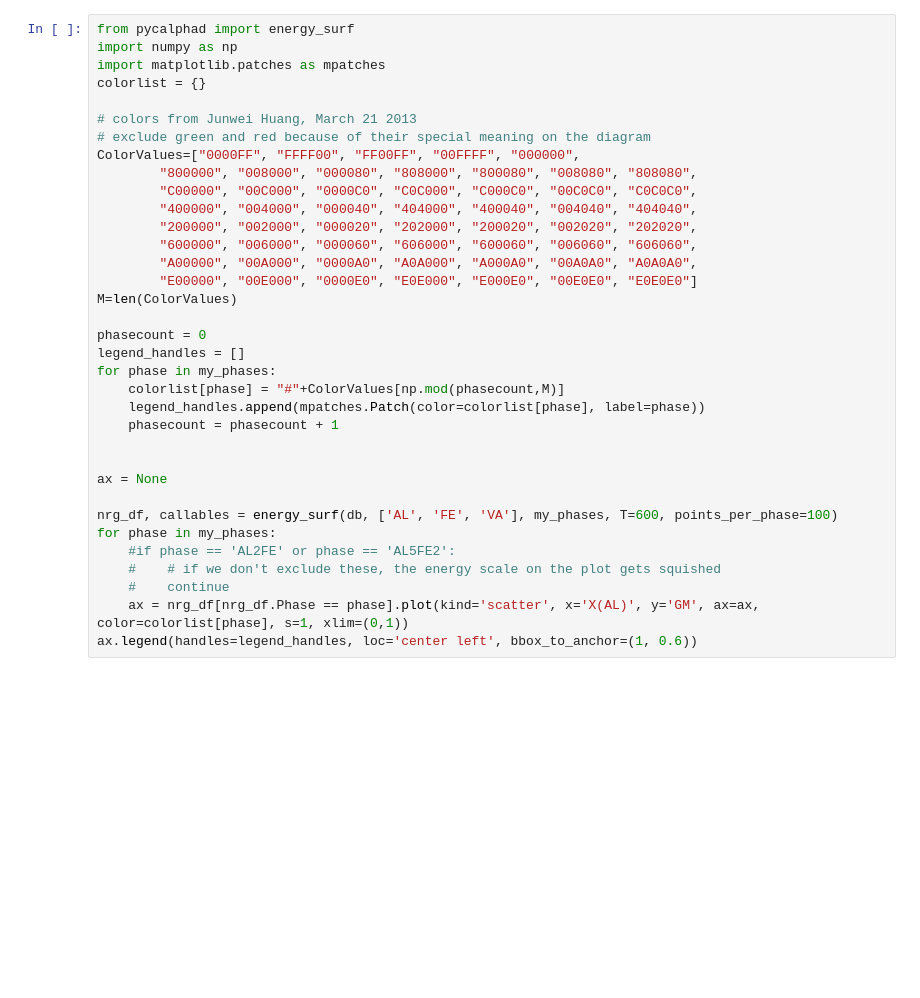
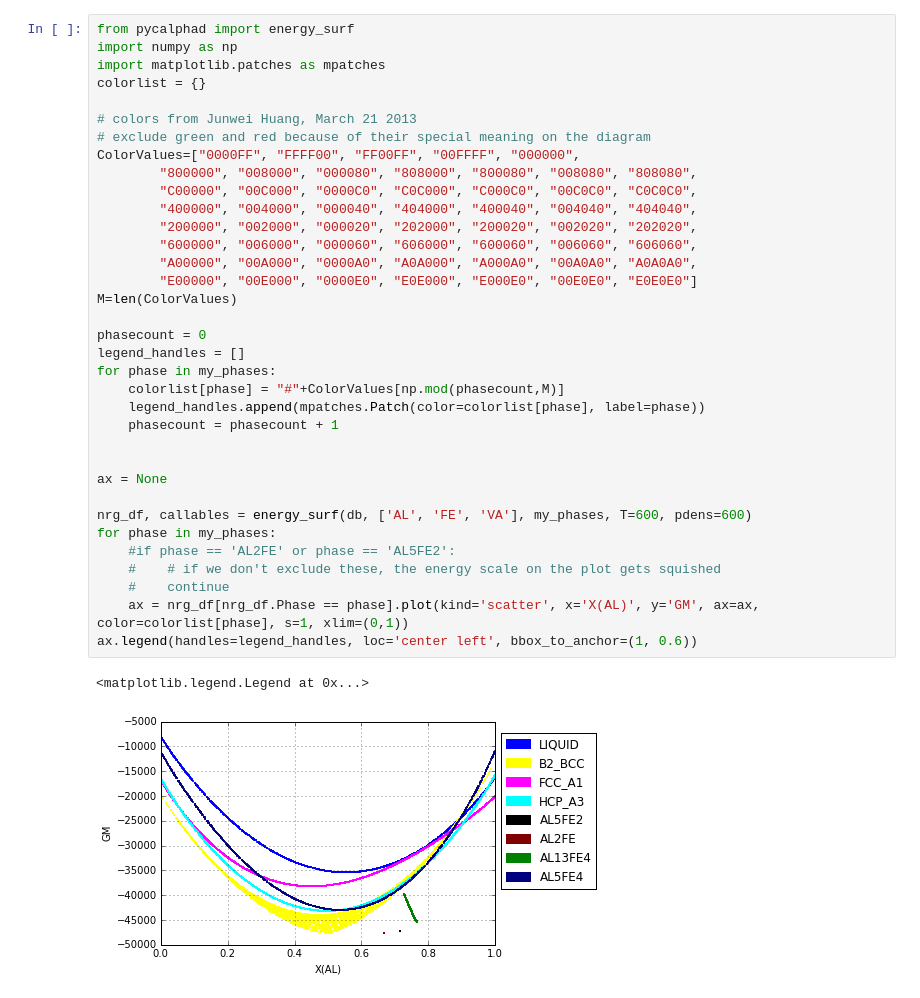
Before and after one commit to pycalphad/pycalphad, a Jupyter notebook: examples/AlFeTest.ipynb, the cells around one changed output. Cells and saved outputs as stored; diff of their text form; blank space fills up the shorter version.

```diff
--- a/examples/AlFeTest.ipynb
+++ b/examples/AlFeTest.ipynb
@@ -13,31 +17,34 @@ import matplotlib.patches as mpatches
 colorlist = {}
 
 # colors from Junwei Huang, March 21 2013
 # exclude green and red because of their special meaning on the diagram
 ColorValues=["0000FF", "FFFF00", "FF00FF", "00FFFF", "000000",
         "800000", "008000", "000080", "808000", "800080", "008080", "808080",
         "C00000", "00C000", "0000C0", "C0C000", "C000C0", "00C0C0", "C0C0C0",
         "400000", "004000", "000040", "404000", "400040", "004040", "404040",
         "200000", "002000", "000020", "202000", "200020", "002020", "202020",
         "600000", "006000", "000060", "606000", "600060", "006060", "606060",
         "A00000", "00A000", "0000A0", "A0A000", "A000A0", "00A0A0", "A0A0A0",
         "E00000", "00E000", "0000E0", "E0E000", "E000E0", "00E0E0", "E0E0E0"]
 M=len(ColorValues)
 
 phasecount = 0
 legend_handles = []
 for phase in my_phases:
     colorlist[phase] = "#"+ColorValues[np.mod(phasecount,M)]
     legend_handles.append(mpatches.Patch(color=colorlist[phase], label=phase))
     phasecount = phasecount + 1
 
 
 ax = None
 
-nrg_df, callables = energy_surf(db, ['AL', 'FE', 'VA'], my_phases, T=600, points_per_phase=100)
+nrg_df, callables = energy_surf(db, ['AL', 'FE', 'VA'], my_phases, T=600, pdens=600)
 for phase in my_phases:
     #if phase == 'AL2FE' or phase == 'AL5FE2':
     #    # if we don't exclude these, the energy scale on the plot gets squished
     #    continue
     ax = nrg_df[nrg_df.Phase == phase].plot(kind='scatter', x='X(AL)', y='GM', ax=ax, color=colorlist[phase], s=1, xlim=(0,1))
 ax.legend(handles=legend_handles, loc='center left', bbox_to_anchor=(1, 0.6))
+# %% [output]
+<matplotlib.legend.Legend at 0x...>
+[figure, added]
```
Also changed, not shown: parts of 1 cell of this notebook, 6 other files.
